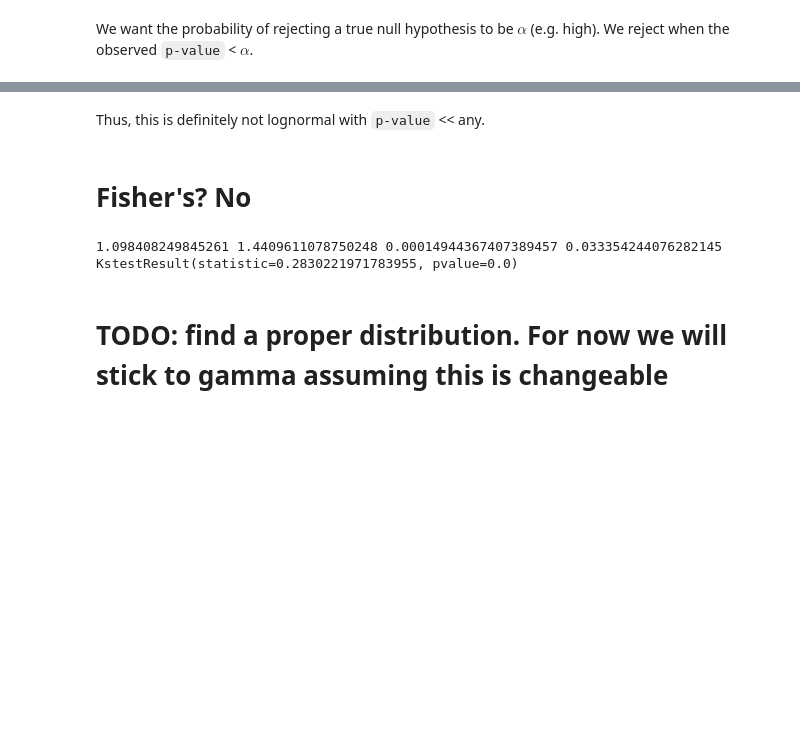
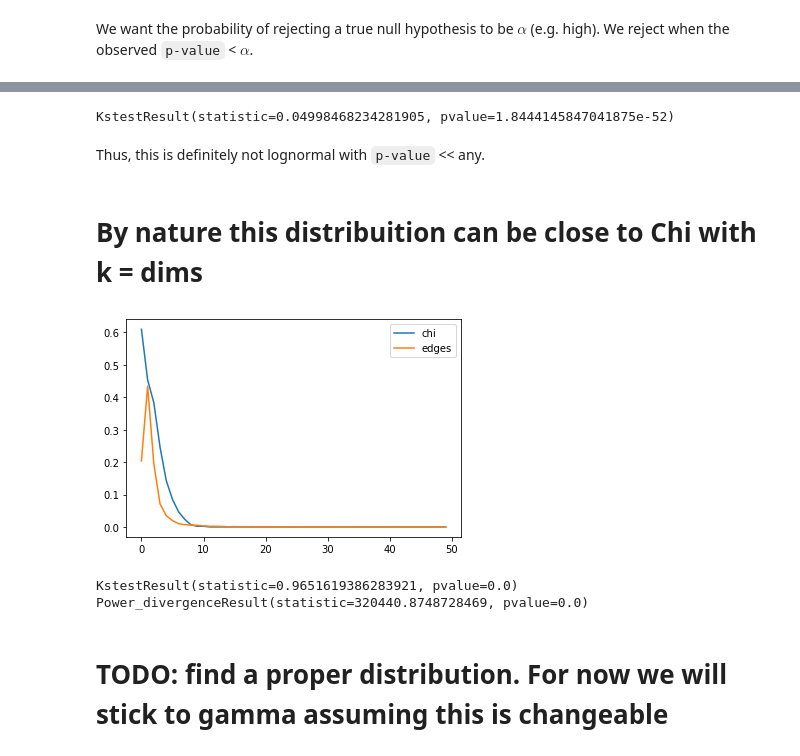
Before and after one commit to IUCVLab/proximity-cut, a Jupyter notebook: notebooks/2D demo.ipynb, the cells around one changed output, grey strips where cells are left out. Cells and saved outputs as stored; diff of their text form; code cells hidden in the pictures; blank space fills up the shorter version.

```diff
--- a/notebooks/2D demo.ipynb
+++ b/notebooks/2D demo.ipynb
@@ -79,21 +77,32 @@ KstestResult(statistic=0.05590332336264214, pvalue=1.6078431355281151e-65)
+# %%
+kstest(edges, "lognorm", lognorm.fit(edges))
+# %% [output]
+KstestResult(statistic=0.04998468234281905, pvalue=1.8444145847041875e-52)
 # %% [markdown]
 Thus, this is definitely not lognormal with `p-value` << any.
-# %% [markdown]
-# Fisher's? No
-# %%
-from scipy.stats import f as fisher
-
-dfn, dfd, loc, scale = fisher.fit(edges)
-myfisher_pdf = lambda x: fisher.pdf((x - loc) / scale, dfn, dfd)
-myfisher_rvs = lambda: (fisher.rvs(dfn, dfd) + loc) * scale
-
-print(dfn, dfd, loc, scale)
-sample = [myfisher_rvs() for _ in range(10000)]
-t = kstest(edges, sample)
-print(t)
-# %% [output]
-1.098408249845261 1.4409611078750248 0.00014944367407389457 0.033354244076282145
-KstestResult(statistic=0.2830221971783955, pvalue=0.0)
+# %% [markdown]
+# By nature this distribuition can be close to Chi with k = dims
+# %%
+from scipy.stats import chi
+
+k = 2
+params = chi.fit(edges, k)
+samples = [chi.rvs(*params, k) for _ in range(1000)]
+
+sample_bins, e = np.histogram(samples, range=(0.00001, 1), bins=50)
+edges_bins, e = np.histogram(edges, range=(0.00001, 1), bins=50)
+
+plt.plot(sample_bins / len(samples), label="chi")
+plt.plot(edges_bins / len(edges), label="edges")
+plt.legend()
+plt.show()
+t = kstest(edges, lambda x: chi.cdf(x, df=k))
+print(t)
+print(chisquare(edges_bins[:10], f_exp=sample_bins[:10]))
+# %% [output]
+[figure, added]
+KstestResult(statistic=0.9651619386283921, pvalue=0.0)
+Power_divergenceResult(statistic=320440.8748728469, pvalue=0.0)
 # %% [markdown]
 # TODO: find a proper distribution. For now we will stick to gamma assuming this is changeable
 # %%
```
Also changed, not shown: parts of 7 cells of this notebook, 3 other files.
